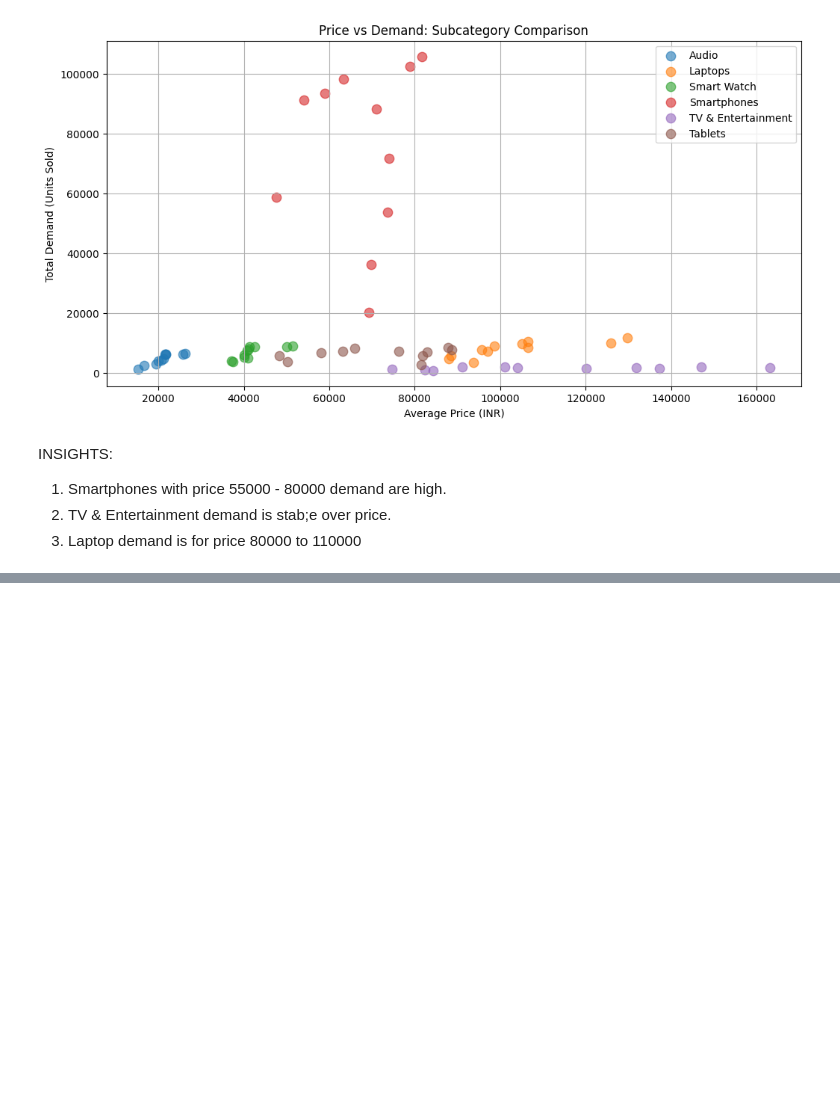
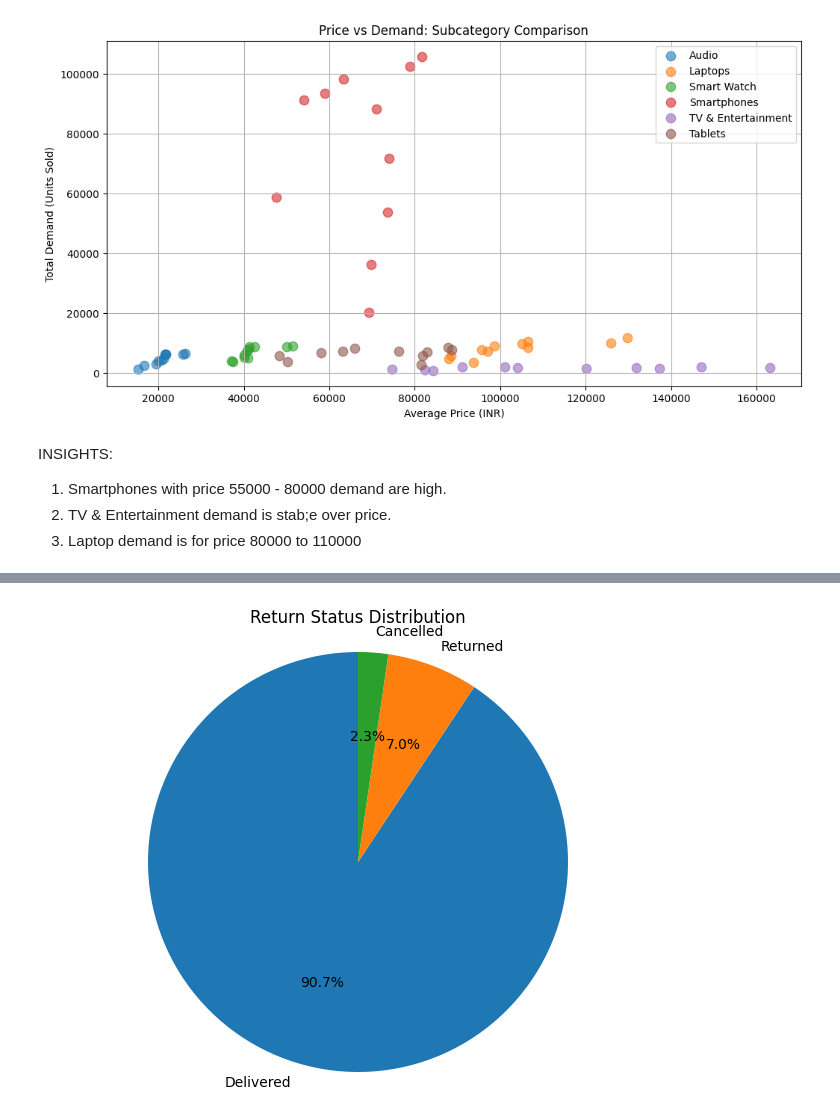
Before and after one commit to padhma4782/Amazon_Sales_Analytics, a Jupyter notebook: data_visualization.ipynb, the cells around one changed output, grey strips where cells are left out. Cells and saved outputs as stored; diff of their text form; code cells hidden in the pictures; blank space fills up the shorter version.

```diff
--- a/data_visualization.ipynb
+++ b/data_visualization.ipynb
@@ -428,0 +476,18 @@ INSIGHTS:
+# %%
+#12 Return patterns and customer satisfaction
+
+counts = df['return_status'].value_counts()
+
+# Pie chart
+plt.figure(figsize=(8, 6))
+plt.pie(
+    counts,
+    labels=counts.index,
+    autopct='%1.1f%%',
+    startangle=90
+)
+plt.title("Return Status Distribution")
+plt.axis('equal')
+plt.show()
+# %% [output]
+[figure, added]
```
Also changed, not shown: parts of 21 cells of this notebook.
